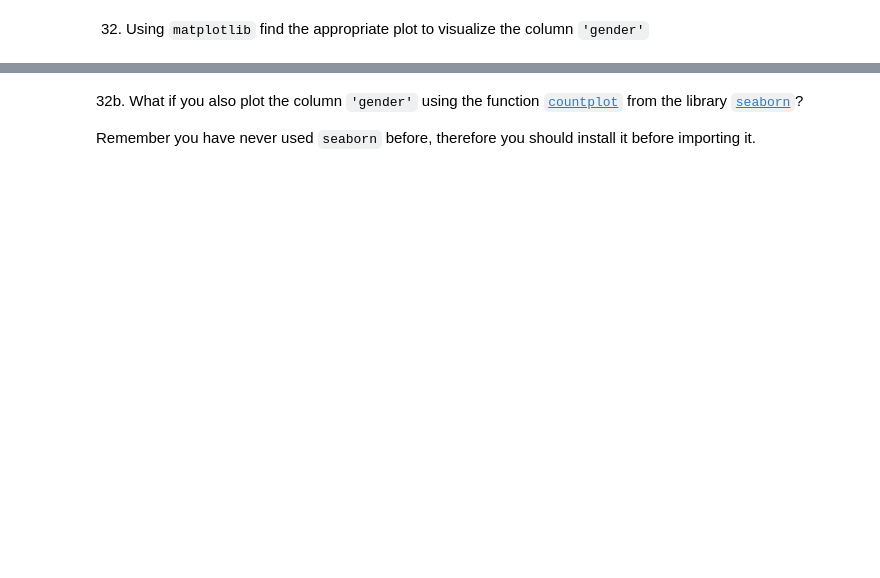
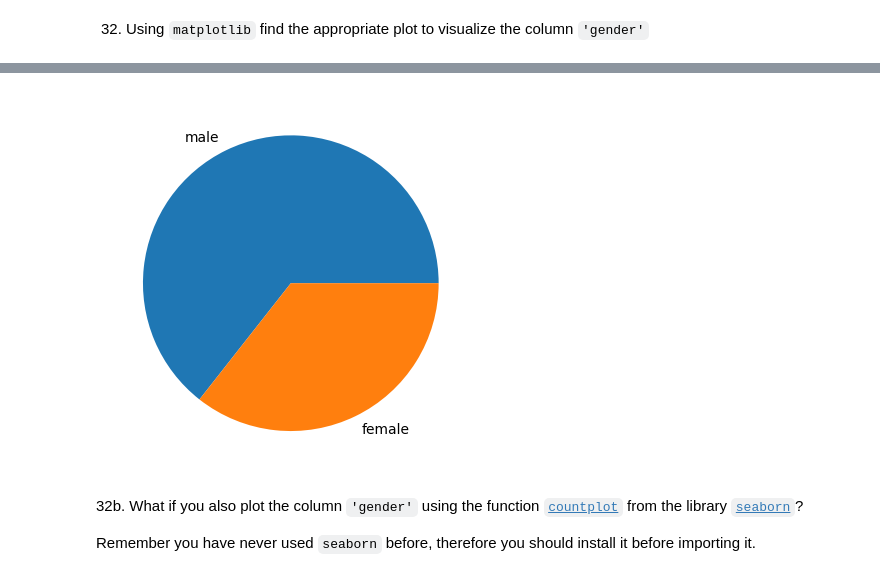
Before and after one commit to MNievas12/2402_dsft_thebridge, a Jupyter notebook: 2-Data_Analysis/2-Pandas/Practica/7-Titanic/Titanic-exercise.ipynb, the cells around one changed output, grey strips where cells are left out. Cells and saved outputs as stored; diff of their text form; code cells hidden in the pictures; blank space fills up the shorter version.

```diff
--- a/2-Data_Analysis/2-Pandas/Practica/7-Titanic/Titanic-exercise.ipynb
+++ b/2-Data_Analysis/2-Pandas/Practica/7-Titanic/Titanic-exercise.ipynb
@@ -101,3 +711,7 @@ Hint: There were two people with the same name, who?
+# %%
+plt.pie(titanic['sex'].value_counts(), labels=["male", "female"]);
+# %% [output]
+[figure, added]
 # %% [markdown]
 32b. What if you also plot the column `'gender'` using the function [`countplot`](https://seaborn.pydata.org/generated/seaborn.countplot.html) from the library [`seaborn`](https://seaborn.pydata.org/)?
 
```
Also changed, not shown: parts of 78 cells of this notebook.
